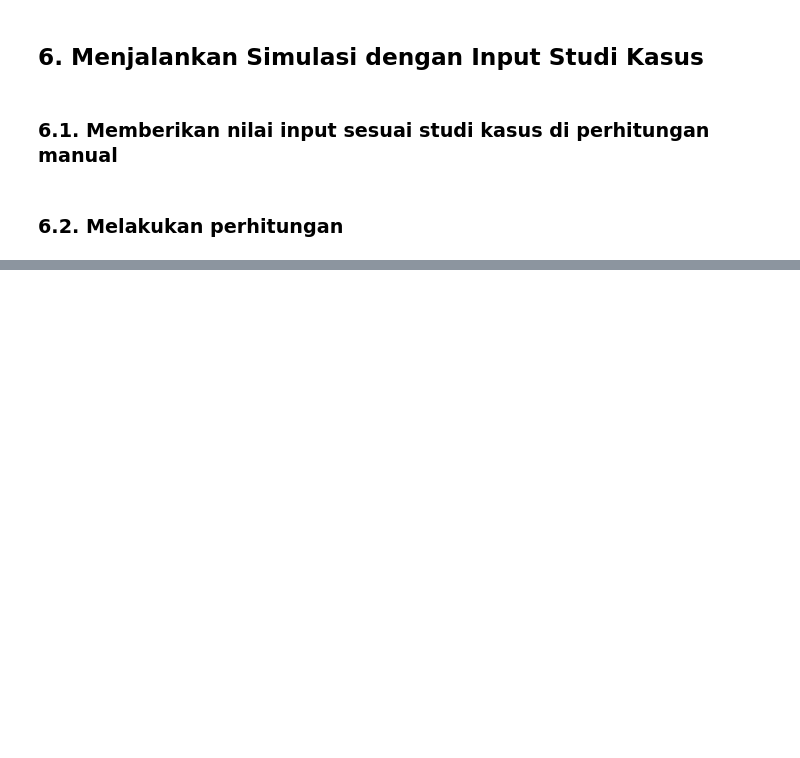
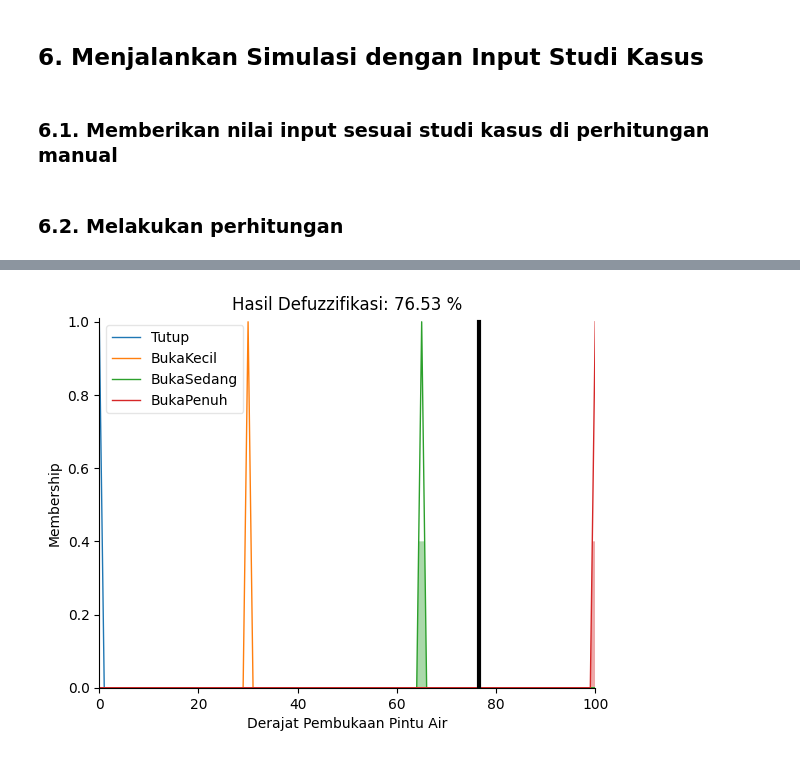
Before and after one commit to LatiefDataVisionary/data-science-modelling-and-simulation-college-task, a Jupyter notebook: final_test/kode_simulasi_bendungan.ipynb, the cells around one changed output, grey strips where cells are left out. Drawn from its saved outputs; the diff is of its cells as text; code cells hidden in the pictures; blank space fills up the shorter version.

Commit message:
7. Output dan Validasi Hasil

```diff
--- a/final_test/kode_simulasi_bendungan.ipynb
+++ b/final_test/kode_simulasi_bendungan.ipynb
@@ -155,0 +182,9 @@ simulasi_sakti.compute()
+# %%
+# Menampilkan visualisasi hasil inferensi
+# Ini akan menunjukkan bagaimana aturan-aturan yang aktif berkontribusi
+# pada hasil akhir, sangat bagus untuk lampiran di laporan.
+bukaan_pintu.view(sim=simulasi_sakti)
+plt.title(f'Hasil Defuzzifikasi: {hasil_bukaan:.2f} %')
+plt.savefig('hasil_simulasi.png')
+# %% [output]
+[figure, added]
```
Also changed, not shown: parts of 3 cells of this notebook.
